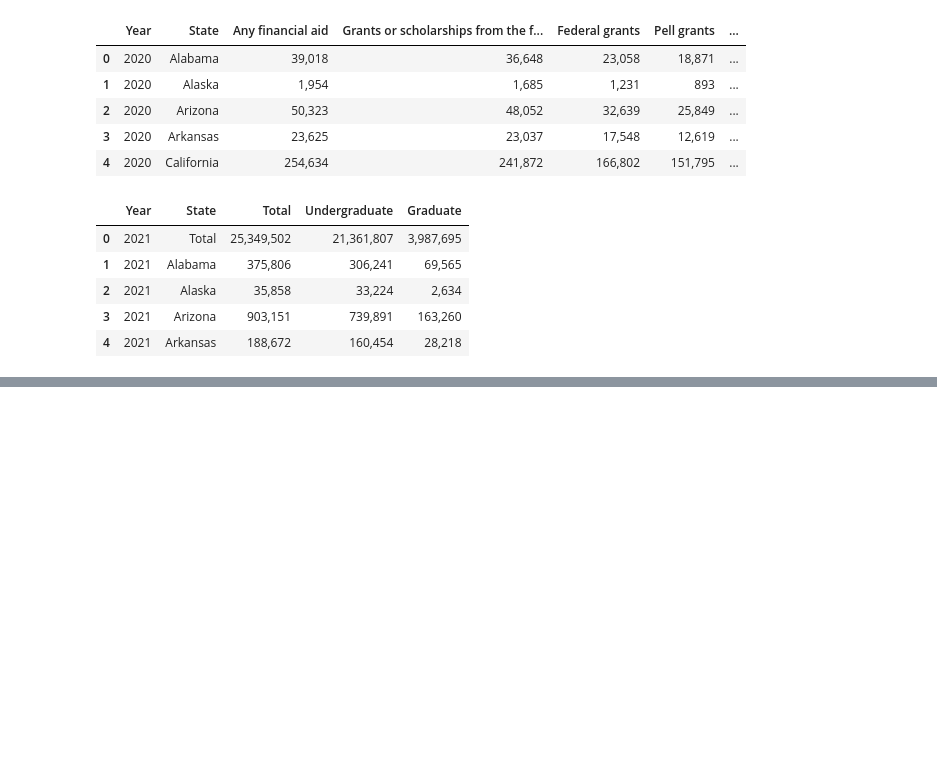
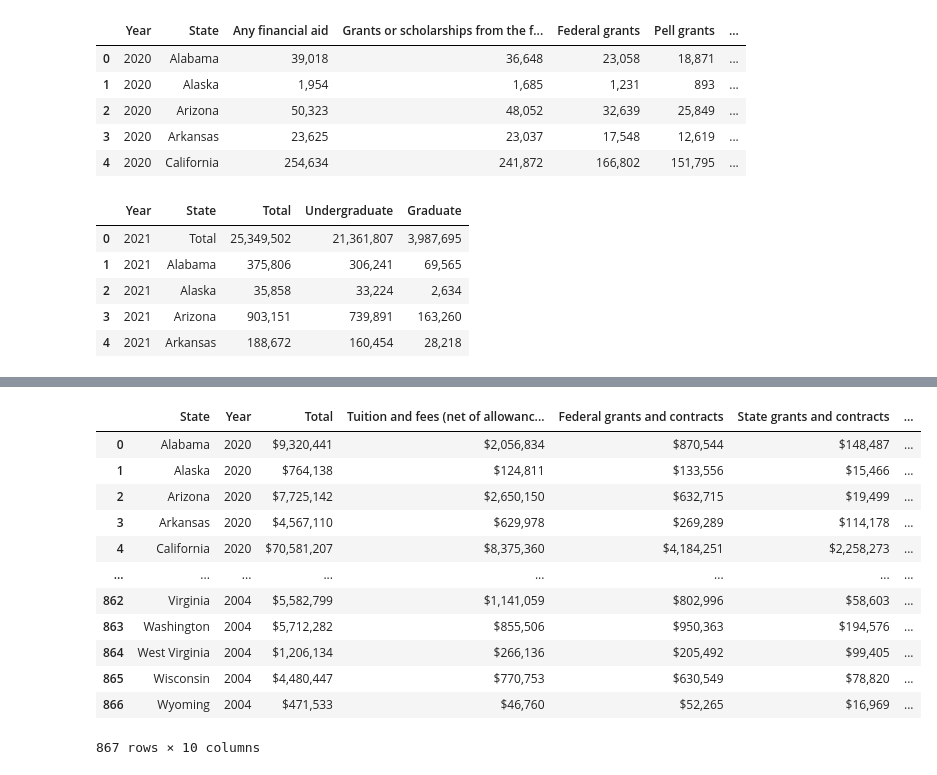
Before and after one commit to brevinowens/solvemined, a Jupyter notebook: Extract.ipynb, the cells around one changed output, grey strips where cells are left out. Saved outputs shown, nothing was run; the diff lists cells and outputs as text; code cells hidden in the pictures; blank space fills up the shorter version.

```diff
--- a/Extract.ipynb
+++ b/Extract.ipynb
@@ -47,0 +116,18 @@ revenue_copy = revenue
+# %%
+# Reset index
+revenue_2 = revenue_2.reset_index()
+revenue_2
+# %% [output]
+|  | State | Year | Total | Tuition and fees (net of allowanc... | Federal grants and contracts | State grants and contracts | ... |
+| 0 | Alabama | 2020 | $9,320,441 | $2,056,834 | $870,544 | $148,487 | ... |
+| 1 | Alaska | 2020 | $764,138 | $124,811 | $133,556 | $15,466 | ... |
+| 2 | Arizona | 2020 | $7,725,142 | $2,650,150 | $632,715 | $19,499 | ... |
+| 3 | Arkansas | 2020 | $4,567,110 | $629,978 | $269,289 | $114,178 | ... |
+| 4 | California | 2020 | $70,581,207 | $8,375,360 | $4,184,251 | $2,258,273 | ... |
+| ... | ... | ... | ... | ... | ... | ... | ... |
+| 862 | Virginia | 2004 | $5,582,799 | $1,141,059 | $802,996 | $58,603 | ... |
+| 863 | Washington | 2004 | $5,712,282 | $855,506 | $950,363 | $194,576 | ... |
+| 864 | West Virginia | 2004 | $1,206,134 | $266,136 | $205,492 | $99,405 | ... |
+| 865 | Wisconsin | 2004 | $4,480,447 | $770,753 | $630,549 | $78,820 | ... |
+| 866 | Wyoming | 2004 | $471,533 | $46,760 | $52,265 | $16,969 | ... |
+867 rows × 10 columns
```
Also changed, not shown: parts of 21 cells of this notebook.
